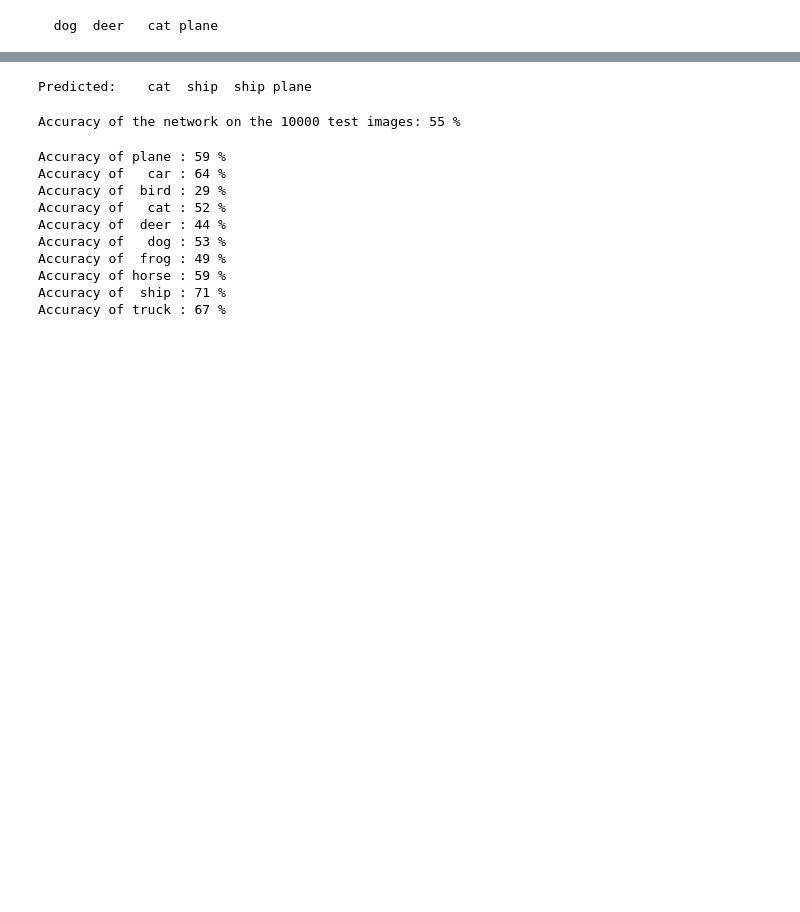
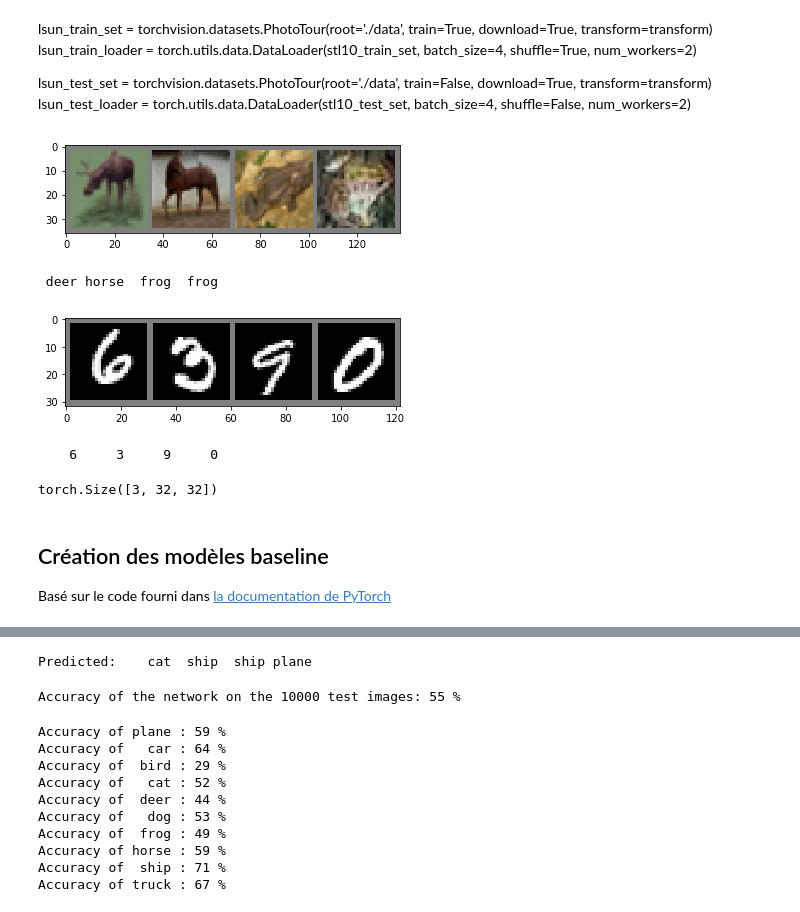
Before and after one commit to andrenasturas/5i850, a Jupyter notebook: Draft.ipynb, the cells around one changed output, grey strips where cells are left out. Drawn from its saved outputs; the diff is of its cells as text; code cells hidden in the pictures; blank space fills up the shorter version.

Commit message:
Progression draft sur datasets d'exemple, simple net

```diff
--- a/Draft.ipynb
+++ b/Draft.ipynb
@@ -15,18 +41,14 @@ import numpy as np
 # %%
-transform = transforms.Compose(
-    [transforms.ToTensor(),
-     transforms.Normalize((0.5, 0.5, 0.5), (0.5, 0.5, 0.5))])
-
-trainset = torchvision.datasets.CIFAR10(root='./data', train=True,
+cifar10_train_set = torchvision.datasets.CIFAR10(root='./data', train=True,
                                         download=True, transform=transform)
-trainloader = torch.utils.data.DataLoader(trainset, batch_size=4,
+cifar10_train_loader = torch.utils.data.DataLoader(cifar10_train_set, batch_size=4,
                                           shuffle=True, num_workers=2)
 
-testset = torchvision.datasets.CIFAR10(root='./data', train=False,
+cifar10_test_set = torchvision.datasets.CIFAR10(root='./data', train=False,
                                        download=True, transform=transform)
-testloader = torch.utils.data.DataLoader(testset, batch_size=4,
+cifar10_test_loader = torch.utils.data.DataLoader(cifar10_test_set, batch_size=4,
                                          shuffle=False, num_workers=2)
 
-classes = ('plane', 'car', 'bird', 'cat',
+cifar10_classes = ('plane', 'car', 'bird', 'cat',
            'deer', 'dog', 'frog', 'horse', 'ship', 'truck')
 # %% [output]
@@ -35,20 +57,61 @@ Files already downloaded and verified
+# %%
+mnist_train_set = torchvision.datasets.MNIST(root='./data', train=True,
+                                        download=True, transform=transform)
+mnist_train_loader = torch.utils.data.DataLoader(mnist_train_set, batch_size=4,
+                                          shuffle=True, num_workers=2)
+
+mnist_test_set = torchvision.datasets.MNIST(root='./data', train=False,
+                                       download=True, transform=transform)
+mnist_test_loader = torch.utils.data.DataLoader(mnist_test_set, batch_size=4,
+                                         shuffle=False, num_workers=2)
+
+mnist_classes = ('0', '1', '2', '3', '4', '5', '6', '7', '8', '9')
+# %% [markdown]
+lsun_train_set = torchvision.datasets.PhotoTour(root='./data', train=True,
+                                        download=True, transform=transform)
+lsun_train_loader = torch.utils.data.DataLoader(stl10_train_set, batch_size=4,
+                                          shuffle=True, num_workers=2)
+
+lsun_test_set = torchvision.datasets.PhotoTour(root='./data', train=False,
+                                       download=True, transform=transform)
+lsun_test_loader = torch.utils.data.DataLoader(stl10_test_set, batch_size=4,
+                                         shuffle=False, num_workers=2)
 # %%
-def imshow(img):
-    img = img / 2 + 0.5     # unnormalize
-    npimg = img.numpy()
-    plt.imshow(np.transpose(npimg, (1, 2, 0)))
-
-
 # get some random training images
 dataiter = iter(trainloader)
 images, labels = dataiter.next()
 
 # show images
 imshow(torchvision.utils.make_grid(images))
+plt.show()
 # print labels
 print(' '.join('%5s' % classes[labels[j]] for j in range(4)))
+
+
+# get some random training images
+dataiter = iter(mnist_train_loader)
+images, labels = dataiter.next()
+
+# show images
+imshow(torchvision.utils.make_grid(images))
+plt.show()
+# print labels
+print(' '.join('%5s' % mnist_classes[labels[j]] for j in range(4)))
 # %% [output]
+[figure, added]
-  dog  deer   cat plane
+ deer horse  frog  frog
+[figure, added]
+    6     3     9     0
+# %%
+dataiter = iter(trainloader)
+images, labels = dataiter.next()
+images[0].shape
+# %% [output]
+torch.Size([3, 32, 32])
+# %% [markdown]
+## Création des modèles baseline
+
+Basé sur le code fourni dans [la documentation de PyTorch](http://pytorch.org/tutorials/beginner/blitz/cifar10_tutorial.html)
 # %%
 class ConvolutionalNet(nn.Module):
     def __init__(self):
```
Also changed, not shown: parts of 16 cells of this notebook.
